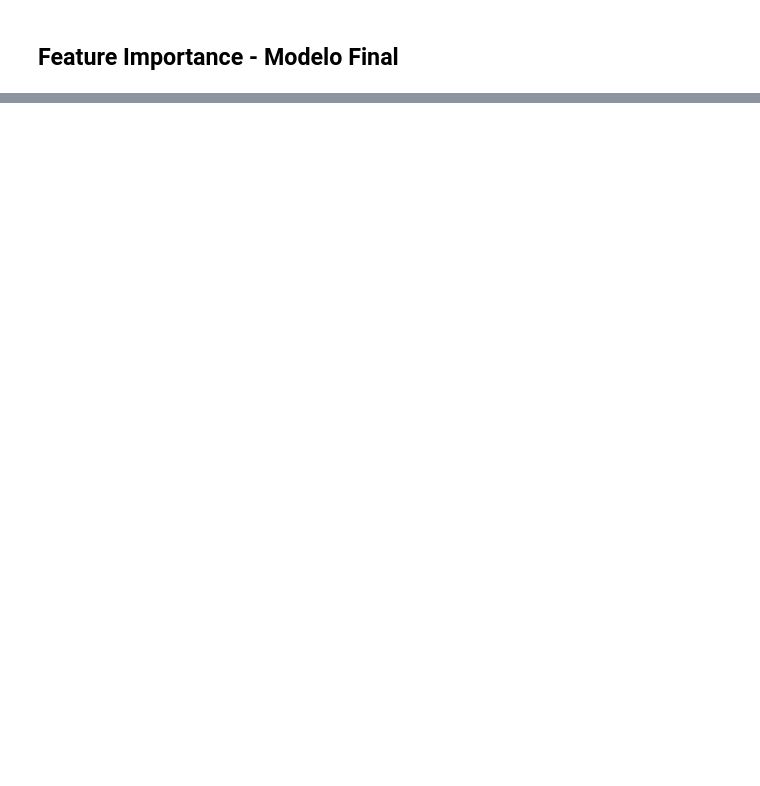
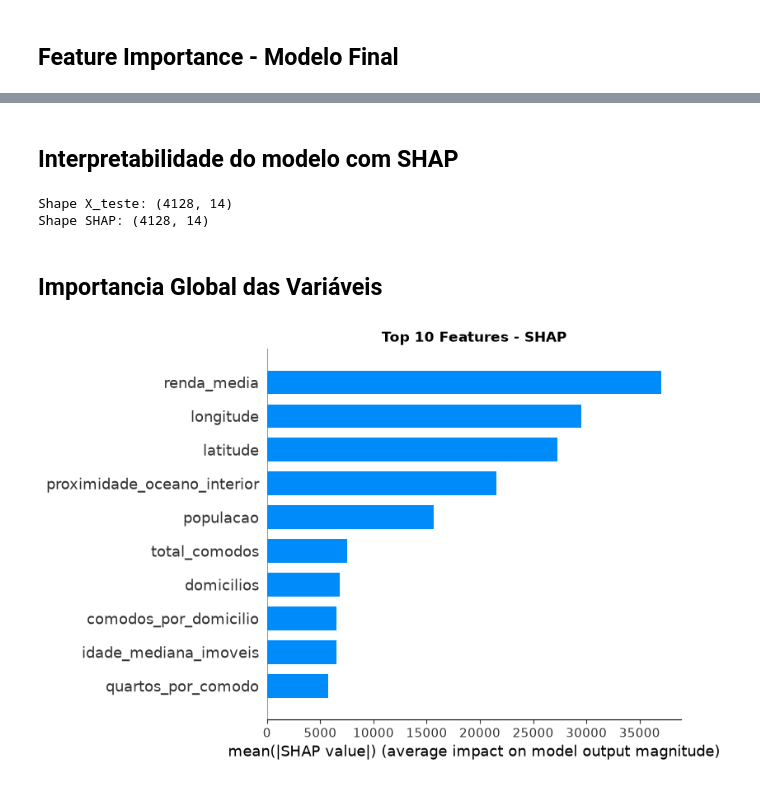
Before and after one commit to RenanTrevelim/california-housing-price-prediction, a Jupyter notebook: notebooks/03_modelos_machine_learning.ipynb, the cells around one changed output, grey strips where cells are left out. Drawn from its saved outputs; the diff is of its cells as text; code cells hidden in the pictures; blank space fills up the shorter version.

```diff
--- a/notebooks/03_modelos_machine_learning.ipynb
+++ b/notebooks/03_modelos_machine_learning.ipynb
@@ -1009,0 +1010,28 @@ plt.show()
+# %% [markdown]
+## Interpretabilidade do modelo com SHAP
+# %%
+explainer = shap.TreeExplainer(modelo_xgb_optuna)
+
+shap_values = explainer.shap_values(X_teste_fe)
+
+print(f"Shape X_teste: {X_teste_fe.shape}")
+print(f"Shape SHAP: {np.asarray(shap_values).shape}")
+# %% [output]
+Shape X_teste: (4128, 14)
+Shape SHAP: (4128, 14)
+# %% [markdown]
+## Importancia Global das Variáveis
+# %%
+shap.summary_plot(
+    shap_values,
+    X_teste_fe,
+    max_display=10,
+    plot_type="bar",
+    show=False
+)
+
+plt.title("Top 10 Features - SHAP", fontweight="bold")
+plt.tight_layout()
+plt.show()
+# %% [output]
+[figure, added]
```
Also changed, not shown: parts of 40 cells of this notebook, 1 other file.
